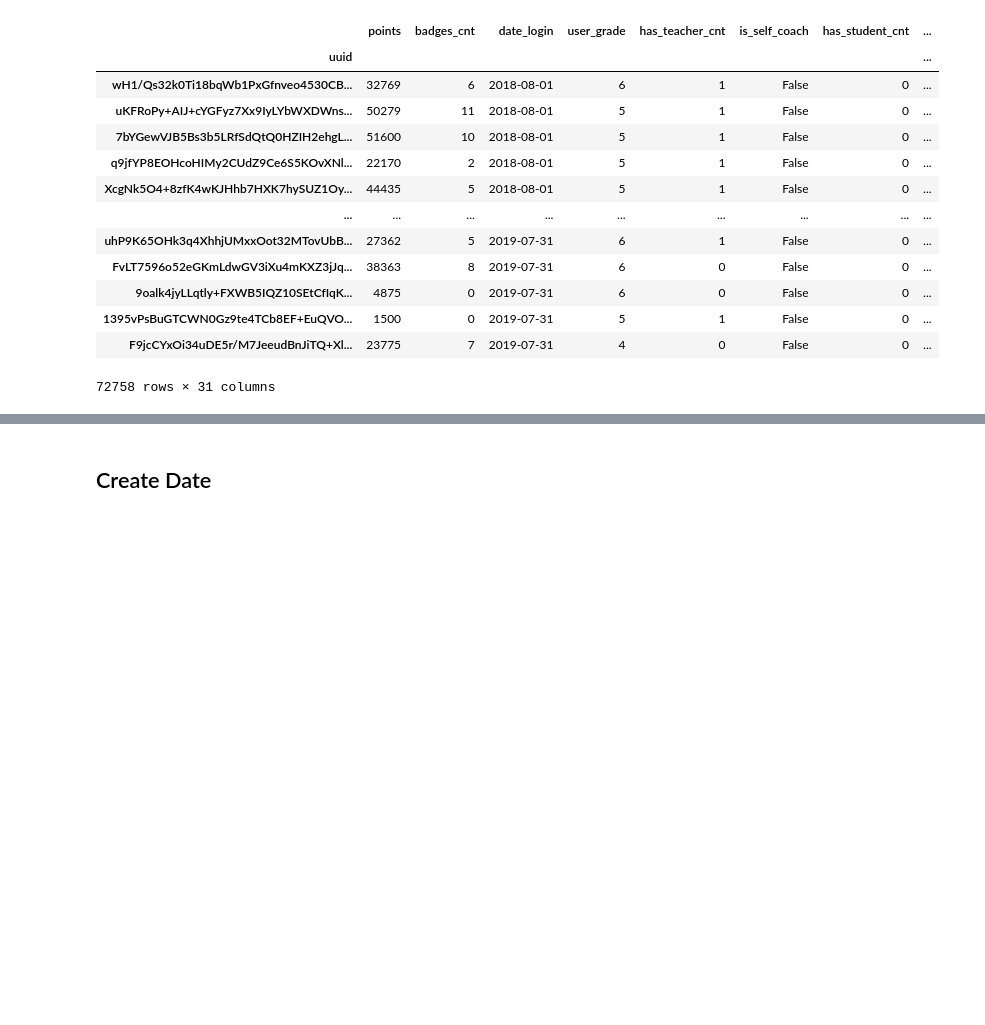
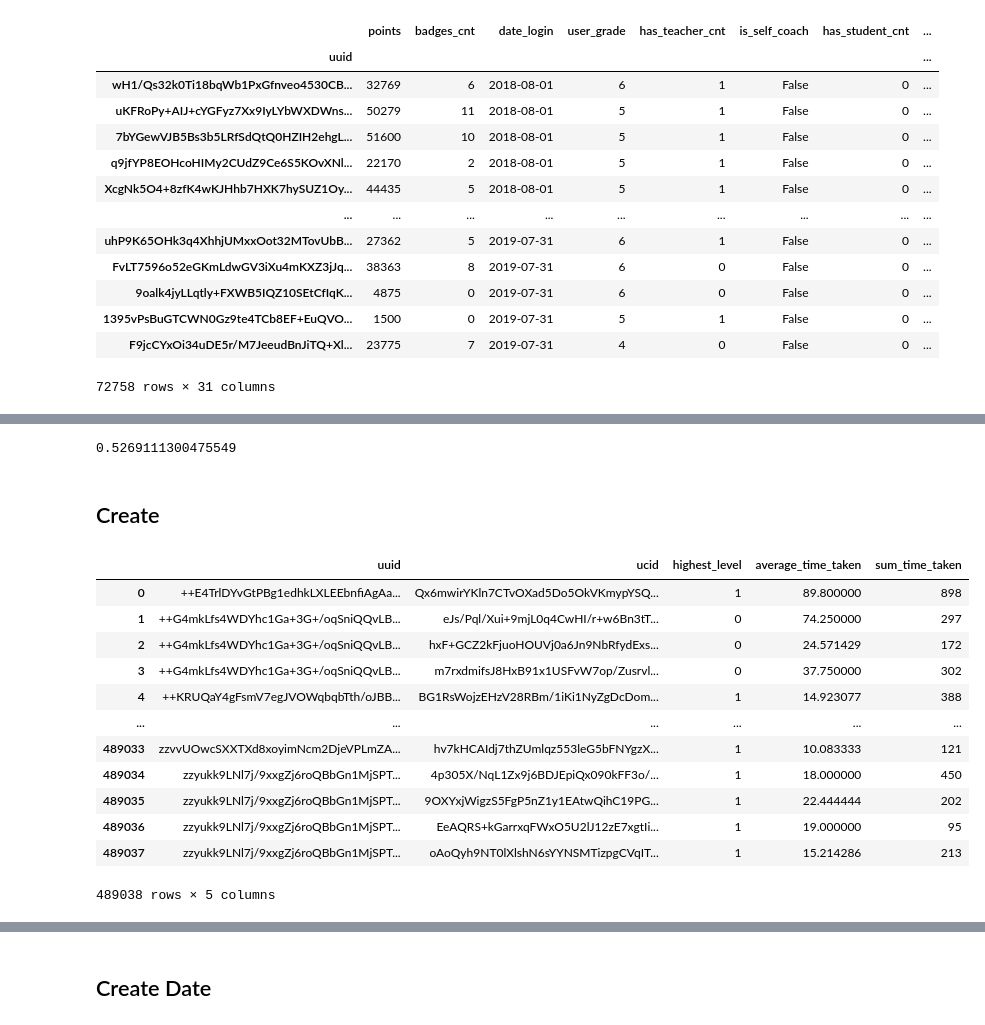
Before and after one commit to likweitan/Assessing-the-Readiness-of-HEI-in-Malaysia-to-Accept-Generation-Alpha, a Jupyter notebook: notebooks/2.3-feature-engineering.ipynb, the cells around one changed output, grey strips where cells are left out. Saved outputs shown, nothing was run; the diff lists cells and outputs as text; code cells hidden in the pictures; blank space fills up the shorter version.

```diff
--- a/notebooks/2.3-feature-engineering.ipynb
+++ b/notebooks/2.3-feature-engineering.ipynb
@@ -112,0 +137,27 @@ info_userdata_df
+# %%
+38337/72758
+# %% [output]
+0.5269111300475549
+# %% [markdown]
+## Create
+# %%
+highest_user_level = merge_df.groupby(['uuid','ucid'])[['level','total_sec_taken']].max()
+highest_user_level = merge_df.groupby(['uuid','ucid']).agg(highest_level=('level','max'),
+                                            average_time_taken= ('total_sec_taken','mean'),
+                                                          sum_time_taken= ('total_sec_taken','sum')).reset_index()
+# %%
+highest_user_level
+# %% [output]
+|  | uuid | ucid | highest_level | average_time_taken | sum_time_taken |
+| 0 | ++E4TrlDYvGtPBg1edhkLXLEEbnfiAgAa... | Qx6mwirYKln7CTvOXad5Do5OkVKmypYSQ... | 1 | 89.800000 | 898 |
+| 1 | ++G4mkLfs4WDYhc1Ga+3G+/oqSniQQvLB... | eJs/Pql/Xui+9mjL0q4CwHI/r+w6Bn3tT... | 0 | 74.250000 | 297 |
+| 2 | ++G4mkLfs4WDYhc1Ga+3G+/oqSniQQvLB... | hxF+GCZ2kFjuoHOUVj0a6Jn9NbRfydExs... | 0 | 24.571429 | 172 |
+| 3 | ++G4mkLfs4WDYhc1Ga+3G+/oqSniQQvLB... | m7rxdmifsJ8HxB91x1USFvW7op/Zusrvl... | 0 | 37.750000 | 302 |
+| 4 | ++KRUQaY4gFsmV7egJVOWqbqbTth/oJBB... | BG1RsWojzEHzV28RBm/1iKi1NyZgDcDom... | 1 | 14.923077 | 388 |
+| ... | ... | ... | ... | ... | ... |
+| 489033 | zzvvUOwcSXXTXd8xoyimNcm2DjeVPLmZA... | hv7kHCAIdj7thZUmlqz553leG5bFNYgzX... | 1 | 10.083333 | 121 |
+| 489034 | zzyukk9LNl7j/9xxgZj6roQBbGn1MjSPT... | 4p305X/NqL1Zx9j6BDJEpiQx090kFF3o/... | 1 | 18.000000 | 450 |
+| 489035 | zzyukk9LNl7j/9xxgZj6roQBbGn1MjSPT... | 9OXYxjWigzS5FgP5nZ1y1EAtwQihC19PG... | 1 | 22.444444 | 202 |
+| 489036 | zzyukk9LNl7j/9xxgZj6roQBbGn1MjSPT... | EeAQRS+kGarrxqFWxO5U2lJ12zE7xgtIi... | 1 | 19.000000 | 95 |
+| 489037 | zzyukk9LNl7j/9xxgZj6roQBbGn1MjSPT... | oAoQyh9NT0lXlshN6sYYNSMTizpgCVqIT... | 1 | 15.214286 | 213 |
+489038 rows × 5 columns
```
Also changed, not shown: parts of 6 cells of this notebook, 4 other files.
